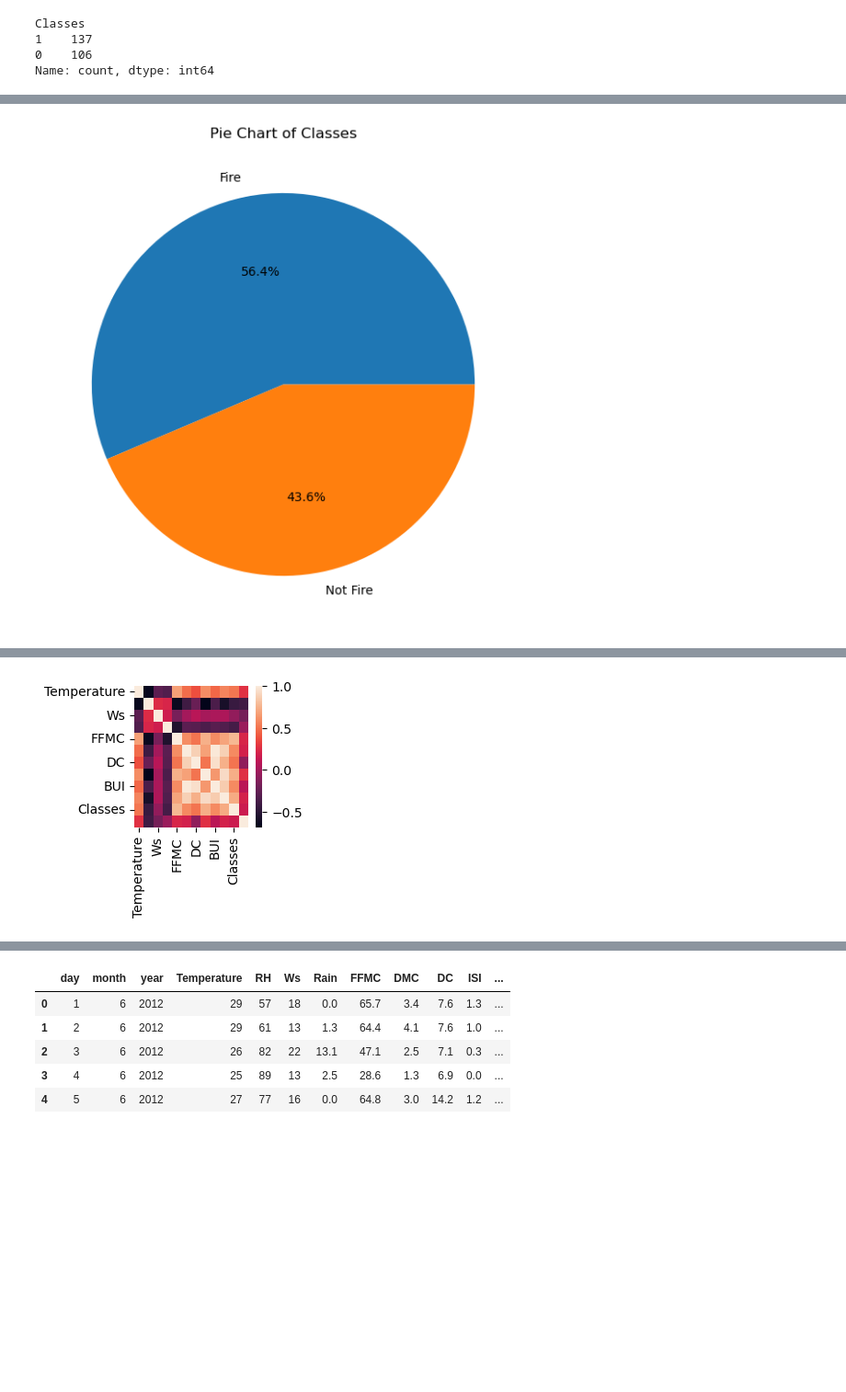
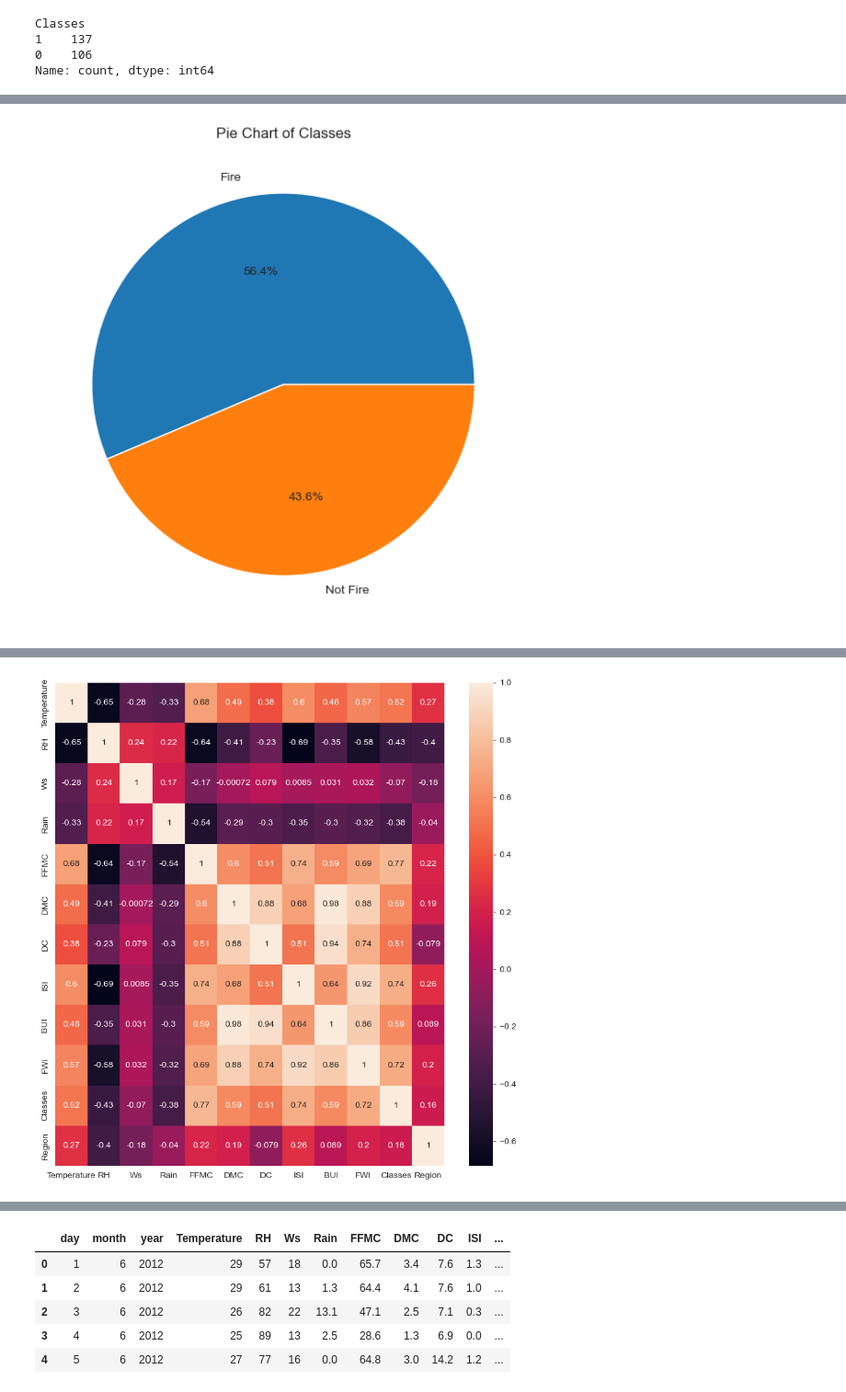
Before and after one commit to Sanjaystorm7119/Complete-Data-Science, a Jupyter notebook: linear_regression/Ridge Lassso Elastic Regression Practicals/Ridge, Lasso Regression.ipynb, the cells around one changed output, grey strips where cells are left out. Shown at 92% size. Drawn from its saved outputs; the diff is of its cells as text; code cells hidden in the pictures; blank space fills up the shorter version.

```diff
--- a/linear_regression/Ridge Lassso Elastic Regression Practicals/Ridge, Lasso Regression.ipynb
+++ b/linear_regression/Ridge Lassso Elastic Regression Practicals/Ridge, Lasso Regression.ipynb
@@ -253,6 +253,12 @@ objects
 # for i in objects:
 #     if i!='Classes':
 #         df[i]=df[i].astype(float)
+
+df = df.astype({i: float for i in objects if i != 'Classes'})
+df
+
+cols = [i for i in objects if i != 'Classes']
+df[cols] = df[cols].astype(float)
 # %%
 df.info()
 # %% [output]
@@ -376,7 +382,7 @@ plt.pie(percentage,labels=classlabels,autopct='%1.1f%%')
 plt.title("Pie Chart of Classes")
 plt.show()
 # %% [output]
-[figure, old version]
+[figure, new version]
 # %%
 ## Correlation
 # %%
@@ -397,11 +403,11 @@ df_copy.corr()
 | Region | 0.269555 | -0.402682 | -0.181160 | -0.040013 | 0.222241 | 0.192089 | -0.078734 | 0.263197 | 0.089408 | 0.197102 | 0.162347 | ... |
 # %%
 import seaborn as sns
-plt.figure(figsize=(2,2))
-sns.heatmap(df_copy.corr())
+plt.figure(figsize=(10,10))
+sns.heatmap(df_copy.corr(), annot=True)
 plt.show()
 # %% [output]
-[figure, old version]
+[figure, new version]
 # %%
 ## Box Plots
 plt.figure(figsize=(5,5))
```
Also changed, not shown: parts of 4 cells of this notebook, 2 other files.
